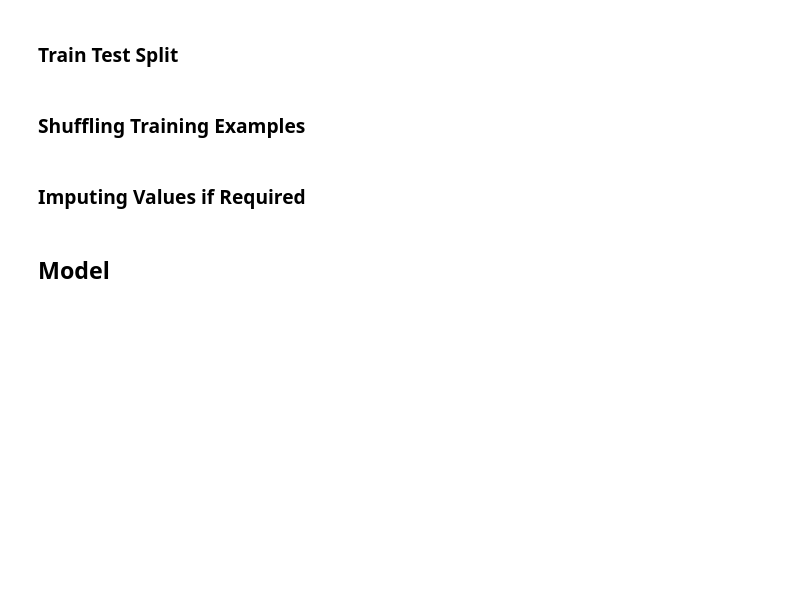
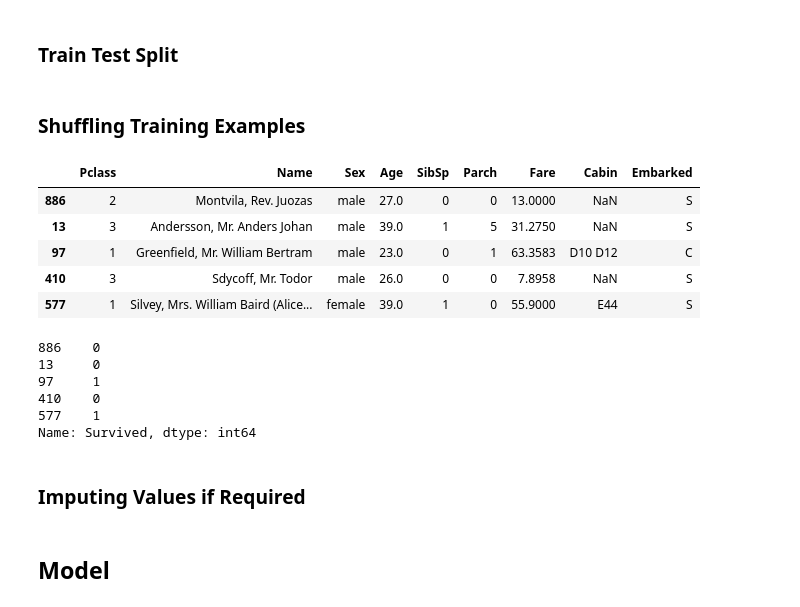
Before and after one commit to smspiegel/Basics_Titanic, a Jupyter notebook: titanic_notebook.ipynb, the cells around one changed output. Cells and saved outputs as stored; diff of their text form; code cells hidden in the pictures; blank space fills up the shorter version.

Commit message:
imputed missing age data

```diff
--- a/titanic_notebook.ipynb
+++ b/titanic_notebook.ipynb
@@ -220,3 +140,12 @@ done
+# %%
+# Imputes age values by sex, social status, then by title/honorific
+unique_titles = x_train['Name'].str.extract(f"({'|'.join(UTitles)})", expand=False) # Searching for any titles in the unique list
+
+x_train['Age'] = x_train['Age'].fillna(x_train.groupby(['Sex', 'Pclass', unique_titles])['Age'].transform('median'))
+# %%
+# If no other examples within sex/social status/title exist, impute with global median
+global_median = x_train['Age'].median()
+x_train['Age'] = x_train['Age'].fillna(global_median)
 # %% [markdown]
 ### Encoding Required?
 # %%
@@ -228,11 +157,25 @@ done
 # %% [markdown]
 ### Shuffling Training Examples
 # %%
-x_train_shuff, y_train_shuff = sk.utils.shuffle(x_train,y_train,random_state=12)
+x_train, y_train = sk.utils.shuffle(x_train,y_train,random_state=12)
 # %%
-x_train_shuff.head()
+x_train.head()
+# %% [output]
+|  | Pclass | Name | Sex | Age | SibSp | Parch | Fare | Cabin | Embarked |
+| 886 | 2 | Montvila, Rev. Juozas | male | 27.0 | 0 | 0 | 13.0000 | NaN | S |
+| 13 | 3 | Andersson, Mr. Anders Johan | male | 39.0 | 1 | 5 | 31.2750 | NaN | S |
+| 97 | 1 | Greenfield, Mr. William Bertram | male | 23.0 | 0 | 1 | 63.3583 | D10 D12 | C |
+| 410 | 3 | Sdycoff, Mr. Todor | male | 26.0 | 0 | 0 | 7.8958 | NaN | S |
+| 577 | 1 | Silvey, Mrs. William Baird (Alice... | female | 39.0 | 1 | 0 | 55.9000 | E44 | S |
 # %%
-y_train_shuff.head() # checking if examples still ordered wrt x_train_shuff; verified
+y_train.head() # checking if examples still ordered wrt x_train_shuff; verified
+# %% [output]
+886    0
+13     0
+97     1
+410    0
+577    1
+Name: Survived, dtype: int64
 # %% [markdown]
 ### Imputing Values if Required
 # %% [markdown]
```
Also changed, not shown: parts of 3 cells of this notebook.
